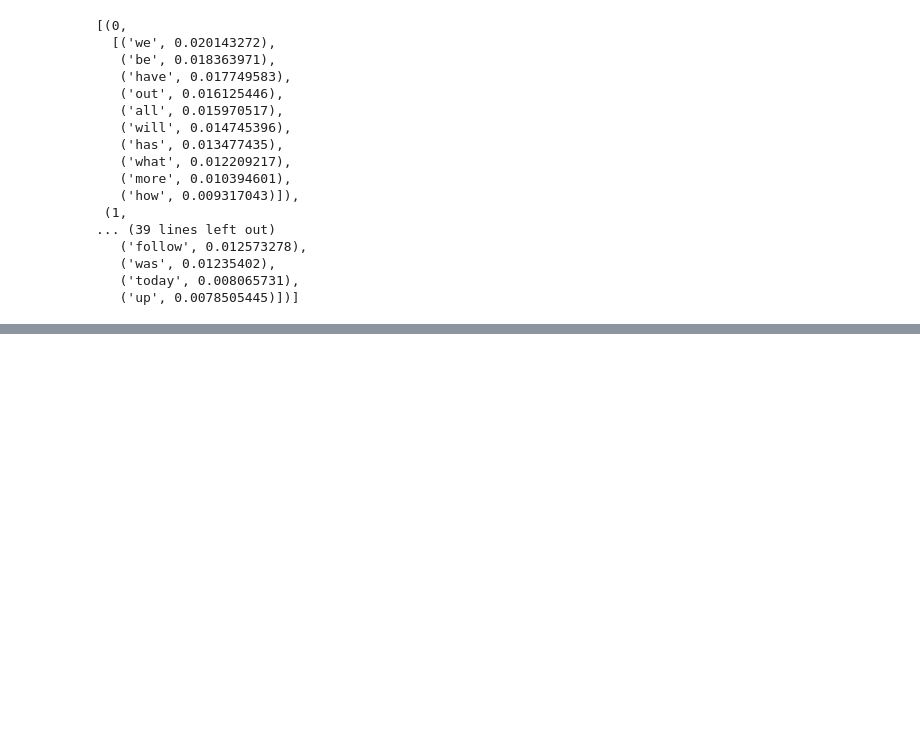
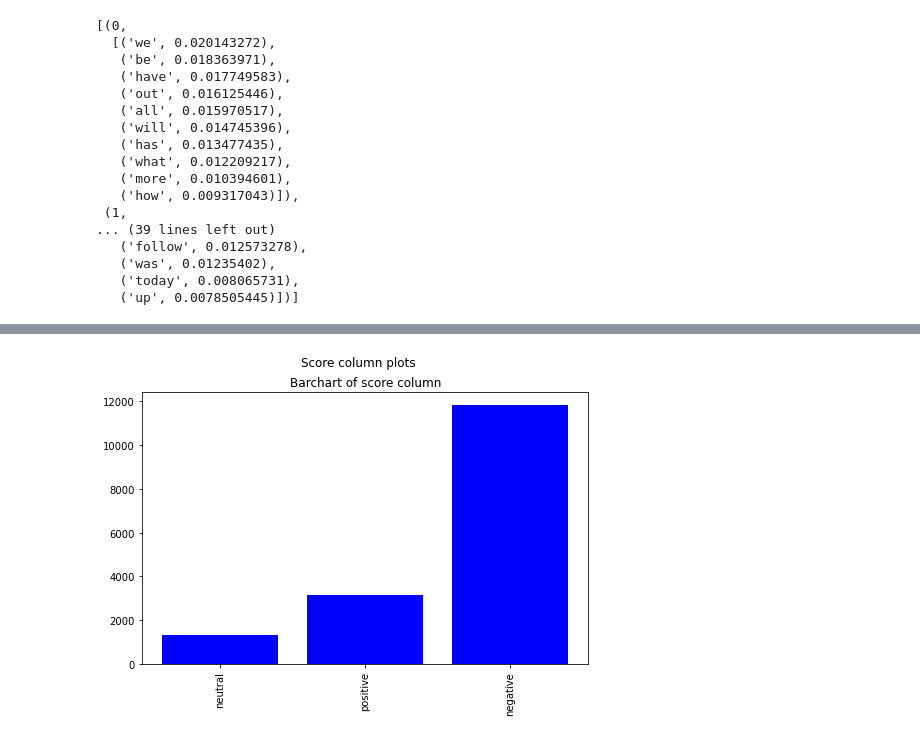
Before and after one commit to Tilda98/Twitter-Data-Analysis, a Jupyter notebook: sentiment_analysis_and_topic_modeling.ipynb, the cells around one changed output, grey strips where cells are left out. Drawn from its saved outputs; the diff is of its cells as text; code cells hidden in the pictures; blank space fills up the shorter version.

Commit message:
Finish the sentiment analysis

```diff
--- a/sentiment_analysis_and_topic_modeling.ipynb
+++ b/sentiment_analysis_and_topic_modeling.ipynb
@@ -115,0 +175,31 @@ pprint(lda_model.show_topics(formatted=False))
+# %%
+cleanTweet = twitter_data[['original_text','polarity']]
+# %%
+def sentiment_catagory (p):
+  if p > 0:
+    return 'positive'
+  elif p < 0:
+    return 'negative'
+  else:
+    return 'neutral'
+# %%
+score = pd.Series([sentiment_catagory(row_val) for row_val in cleanTweet['polarity']])
+cleanTweet = pd.concat([cleanTweet, score.rename("score")], axis=1)
+
+# Visualize The  score  column using barchart
+
+# Create a figure for 2 subplots (1 row, 2 columns)
+fig, ax = plt.subplots(1, 1, figsize = (8,5))
+
+# Create a bar plot of score column
+ax.bar(x=labels, height=[negative, positive, neutral], color='blue')
+ax.set_title('Barchart of score column')
+ax.set_xticklabels(labels, rotation=90)
+
+# Add a title to the Figure
+fig.suptitle('Score column plots')
+
+# Show the figure
+fig.show()
+# %% [output]
+[figure, added]
```
Also changed, not shown: parts of 6 cells of this notebook.
